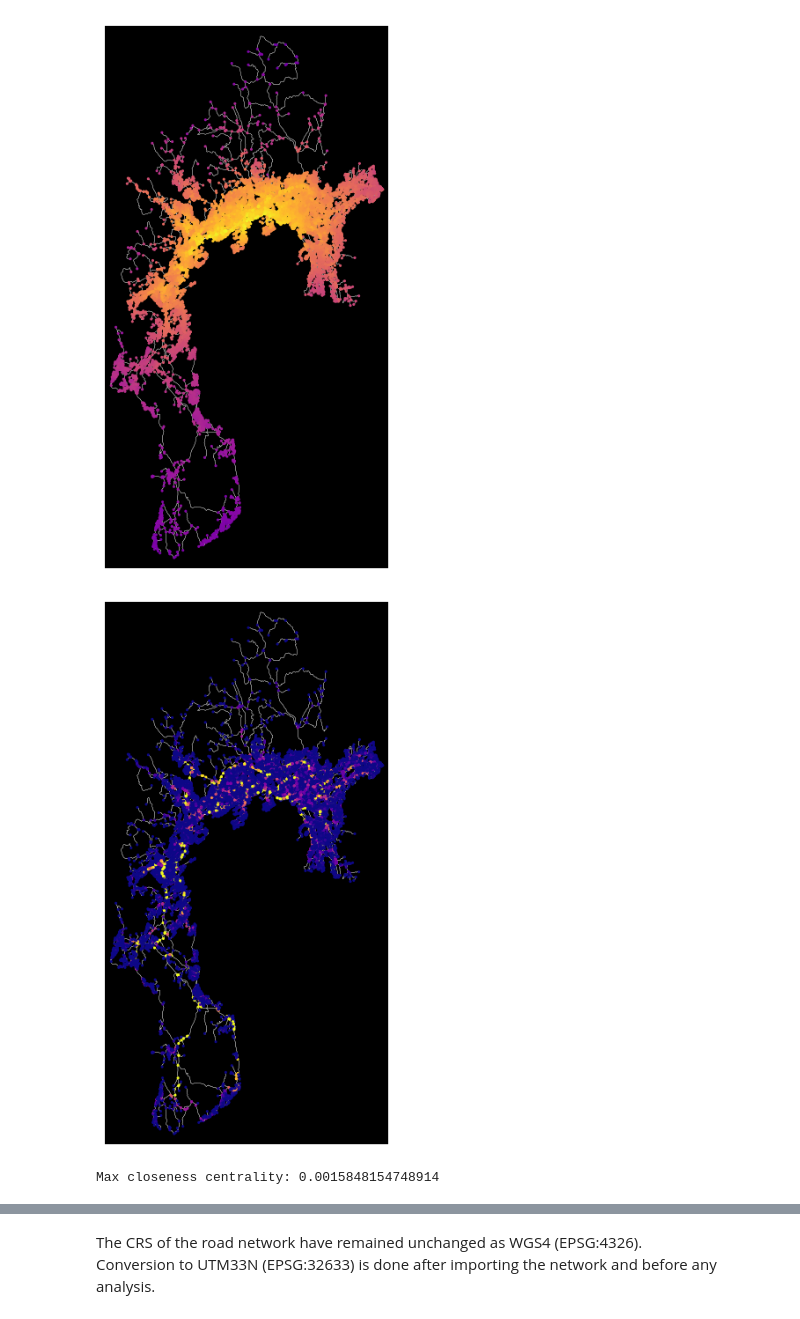
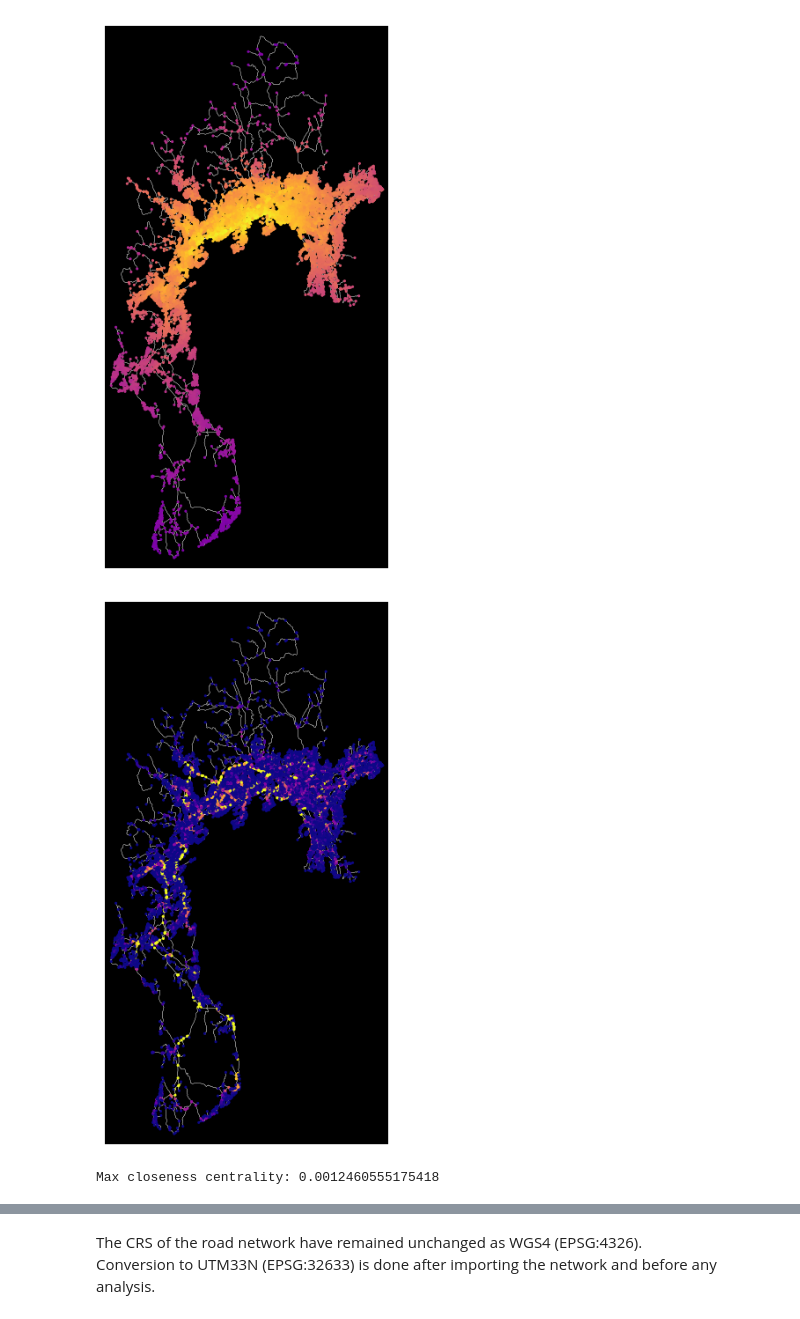
Before and after one commit to torhaa1/Response_Time_Minimization, a Jupyter notebook: preprocessing/22_preprocess_Oslo_district.ipynb, the cells around one changed output, grey strips where cells are left out. Drawn from its saved outputs; the diff is of its cells as text; code cells hidden in the pictures.

```diff
--- a/preprocessing/22_preprocess_Oslo_district.ipynb
+++ b/preprocessing/22_preprocess_Oslo_district.ipynb
@@ -258,6 +211,0 @@ ox.save_graphml(oslo_graph_increased, "../data/Oslo/OsloDriveImputedIncreased.gr
-# %%
-# import
-oslo_filepath = "../data/Oslo/OsloDriveImputed.graphml" # with travel time attribute
-oslo_increased_filepath = "../data/Oslo/OsloDriveImputedIncreased.graphml" # with travel time attribute
-oslo_graph_imported = ox.load_graphml(oslo_filepath) # originally in WGS84 (EPSG:4326)
-oslo_graph_increased_imported = ox.load_graphml(oslo_increased_filepath) # originally in WGS84 (EPSG:4326)
@@ -307,18 +226,18 @@ Wall time: 0 ns
 # 5. Compute node centrality - using igraph (suitable for large graphs)
 
 # converting the networkx graph to an igraph graph
-osmids = list(oslo_graph_increased.nodes)
-oslo_graph_increased = nx.relabel.convert_node_labels_to_integers(oslo_graph_increased)
+osmids = list(oslo_graph.nodes)
+oslo_graph = nx.relabel.convert_node_labels_to_integers(oslo_graph)
 
 # give each node its original osmid as attribute since we relabeled them
-osmid_values = {k: v for k, v in zip(oslo_graph_increased.nodes, osmids)}
-nx.set_node_attributes(oslo_graph_increased, osmid_values, "osmid")
+osmid_values = {k: v for k, v in zip(oslo_graph.nodes, osmids)}
+nx.set_node_attributes(oslo_graph, osmid_values, "osmid")
 # %%
 %%time
 # convert networkx graph to igraph
 oslo_igraph= ig.Graph(directed=True)
-oslo_igraph.add_vertices(oslo_graph_increased.nodes)
-oslo_igraph.add_edges(oslo_graph_increased.edges())
+oslo_igraph.add_vertices(oslo_graph.nodes)
+oslo_igraph.add_edges(oslo_graph.edges())
 oslo_igraph.vs["osmid"] = osmids
-oslo_igraph.es["travel_time"] = list(nx.get_edge_attributes(oslo_graph_increased, "travel_time").values())
+oslo_igraph.es["travel_time"] = list(nx.get_edge_attributes(oslo_graph, "travel_time").values())
 # %% [output]
@@ -404,16 +332,16 @@ plt.show()
 # %%
 # Plot the road network with the betweenness centrality values as node colors - using OSMnx
 # node_color
 scale_factor = 10
 nc = oslo_gdf_nodes["betweenness_centrality"]
 nc = scale_factor * nc / nc.max()
 nc = plt.cm.plasma(nc)
 
 # plot the road network with the betweenness centrality values as node colors
-fig, ax = ox.plot_graph(oslo_graph_increased, node_size=5, node_color=nc, edge_color="w", edge_linewidth=0.2, bgcolor="k", show=False, close=False)
+fig, ax = ox.plot_graph(oslo_graph, node_size=5, node_color=nc, edge_color="w", edge_linewidth=0.2, bgcolor="k", show=False, close=False)
 plt.show()
 # %% [output]
-[figure, old version]
+[figure, new version]
 # %%
 # Save centrality to CSV file with 'closeness_centrality' column and 'osmid' as index
 
@@ -430,7 +358,7 @@ oslo_gdf_nodes_imported.head(2)
 max_closeness = oslo_gdf_nodes_imported["closeness_centrality"].max()
 print(f"Max closeness centrality: {max_closeness}")
 # %% [output]
-Max closeness centrality: 0.0015848154748914
+Max closeness centrality: 0.0012460555175418
 # %%
 oslo_gdf_nodes_imported.head(2)
 # %% [output]
```
Also changed, not shown: parts of 25 cells of this notebook, 2 other files.
